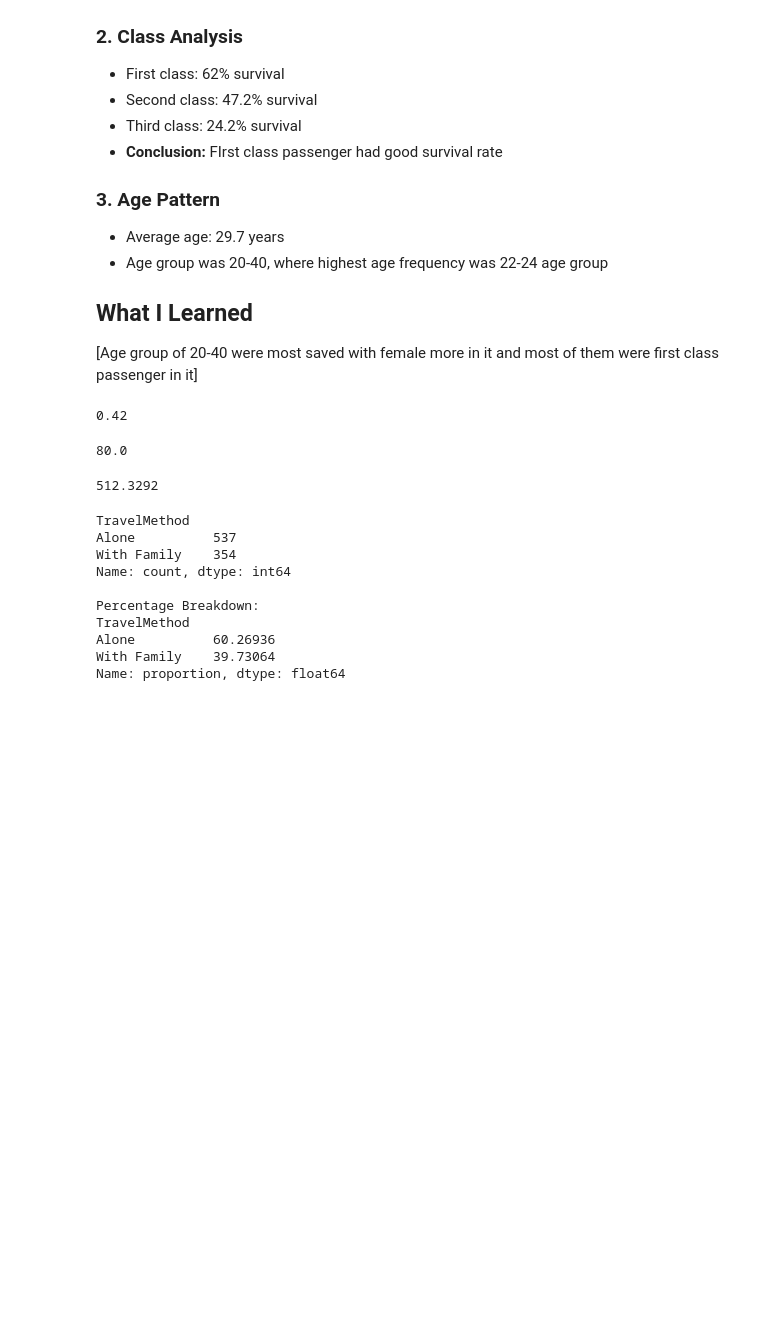
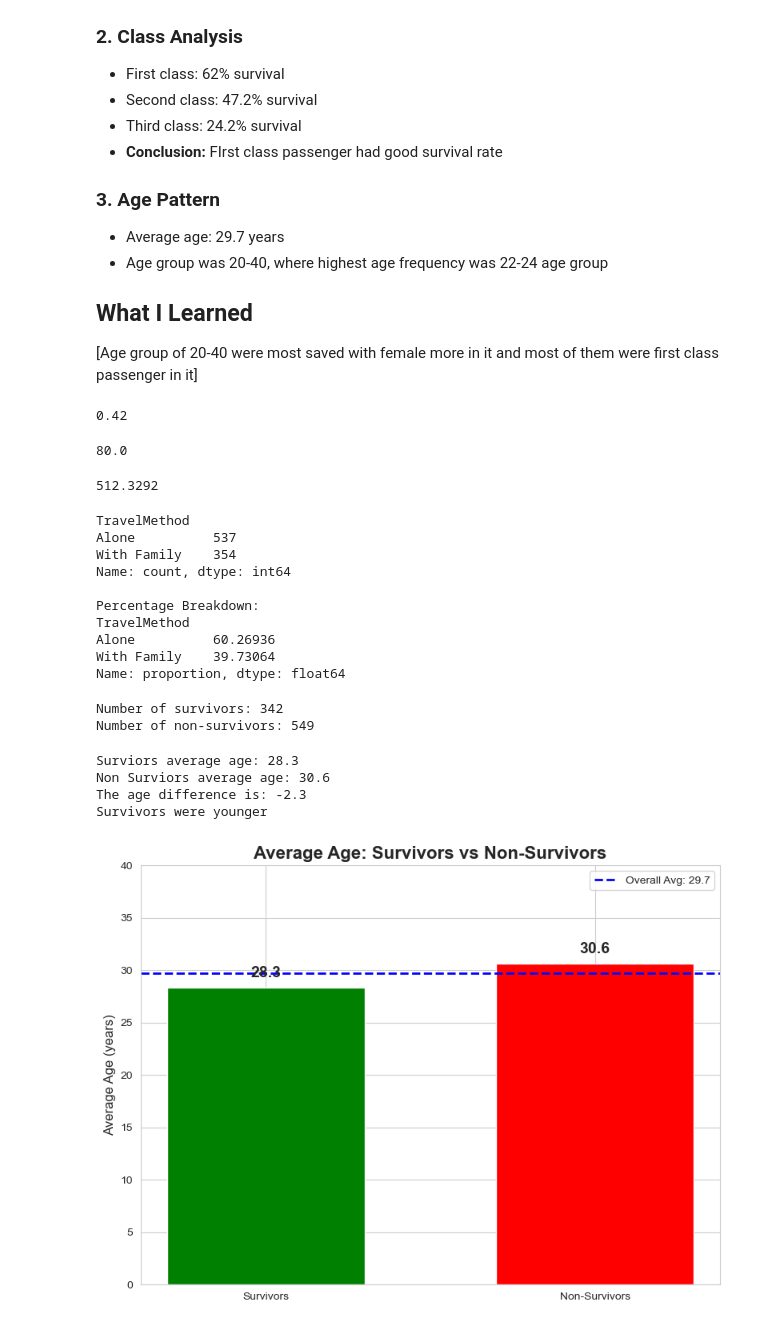
Before and after one commit to hash64/30-Day-Data-Science-Journey, a Jupyter notebook: day-02-first-analysis.ipynb, the cells around one changed output. Drawn from its saved outputs; the diff is of its cells as text; code cells hidden in the pictures; blank space fills up the shorter version.

```diff
--- a/day-02-first-analysis.ipynb
+++ b/day-02-first-analysis.ipynb
@@ -291,3 +291,69 @@ TravelMethod
 Alone          60.26936
 With Family    39.73064
 Name: proportion, dtype: float64
+# %%
+# STEP 1: Filter the data into two groups
+# Group 1: People who survived (Survived = 1)
+survivors = df[df['Survived'] == 1]
+
+# Group 2: People who died (Survived = 0)
+non_survivors = df[df['Survived'] == 0]
+
+# Let's see how many in each group
+print(f"Number of survivors: {len(survivors)}")
+print(f"Number of non-survivors: {len(non_survivors)}")
+# %% [output]
+Number of survivors: 342
+Number of non-survivors: 549
+# %%
+#step 2:
+#getting Survivor and non survivors average age and comparison
+survivors_age= survivors['Age'].dropna().mean()
+non_survivors_age= non_survivors['Age'].dropna().mean()
+print(f"Surviors average age: {survivors_age:.1f}")
+print(f"Non Surviors average age: {non_survivors_age:.1f}")
+
+#calculating the difference and comparing
+age_diff= survivors_age-non_survivors_age
+print(f"The age difference is: {age_diff:.1f}")
+
+if age_diff > 0:
+    print("Survivors were Older")
+else:
+    print("Survivors were younger")
+# %% [output]
+Surviors average age: 28.3
+Non Surviors average age: 30.6
+The age difference is: -2.3
+Survivors were younger
+# %%
+# STEP 3: Create a simple bar chart comparing average ages
+
+import matplotlib.pyplot as plt
+
+# Data for our chart
+groups = ['Survivors', 'Non-Survivors']
+ages = [survivors_age, non_survivors_age]
+
+# Create the chart
+plt.figure(figsize=(8, 6))
+plt.bar(groups, ages, color=['green', 'red'], width=0.6)
+
+# Add a horizontal line showing the overall average
+overall_avg = df['Age'].dropna().mean()
+plt.axhline(y=overall_avg, color='blue', linestyle='--', linewidth=2, label=f'Overall Avg: {overall_avg:.1f}')
+
+# Labels and title
+plt.title('Average Age: Survivors vs Non-Survivors', fontsize=16, fontweight='bold')
+plt.ylabel('Average Age (years)', fontsize=12)
+plt.ylim(0, 40)  # Y-axis from 0 to 40
+
+# Add the exact numbers on top of bars
+for i, (group, age) in enumerate(zip(groups, ages)):
+    plt.text(i, age + 1, f'{age:.1f}', ha='center', fontsize=14, fontweight='bold')
+
+plt.legend()
+plt.tight_layout()
+plt.show()
+# %% [output]
+[figure, added]
```
Also changed, not shown: parts of 4 cells of this notebook.
